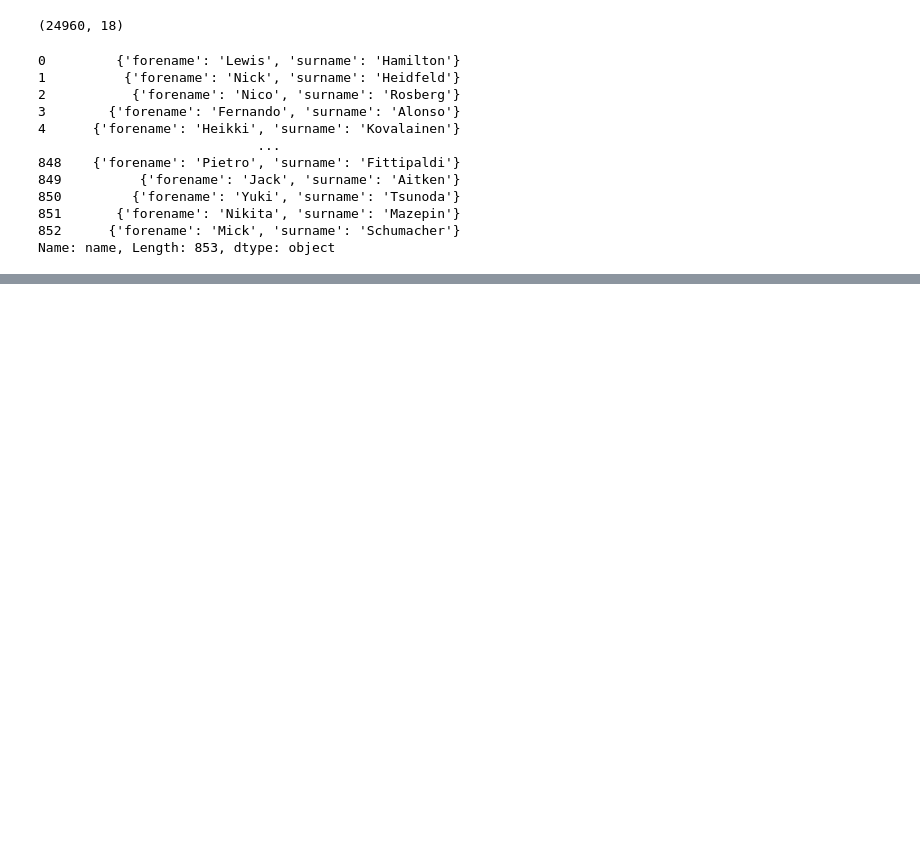
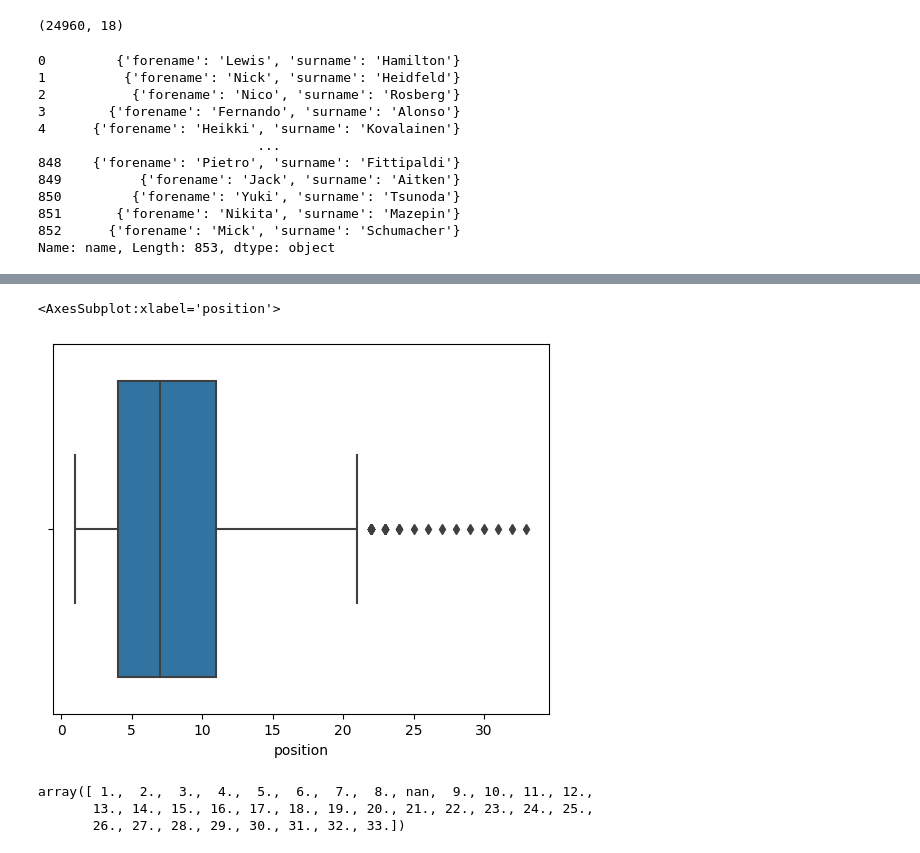
Before and after one commit to SantiGallastegui/proyectoIndividual, a Jupyter notebook: Datasets/tojson_csv.ipynb, the cells around one changed output, grey strips where cells are left out. Cells and saved outputs as stored; diff of their text form; code cells hidden in the pictures; blank space fills up the shorter version.

```diff
--- a/Datasets/tojson_csv.ipynb
+++ b/Datasets/tojson_csv.ipynb
@@ -84,0 +144,11 @@ result1.head(20)
+# %%
+sns.boxplot(result1['position'])
+# %% [output]
+<AxesSubplot:xlabel='position'>
+[figure, added]
+# %%
+result1['position'].unique()
+# %% [output]
+array([ 1.,  2.,  3.,  4.,  5.,  6.,  7.,  8., nan,  9., 10., 11., 12.,
+       13., 14., 15., 16., 17., 18., 19., 20., 21., 22., 23., 24., 25.,
+       26., 27., 28., 29., 30., 31., 32., 33.])
```
Also changed, not shown: parts of 15 cells of this notebook, 15 other files.
